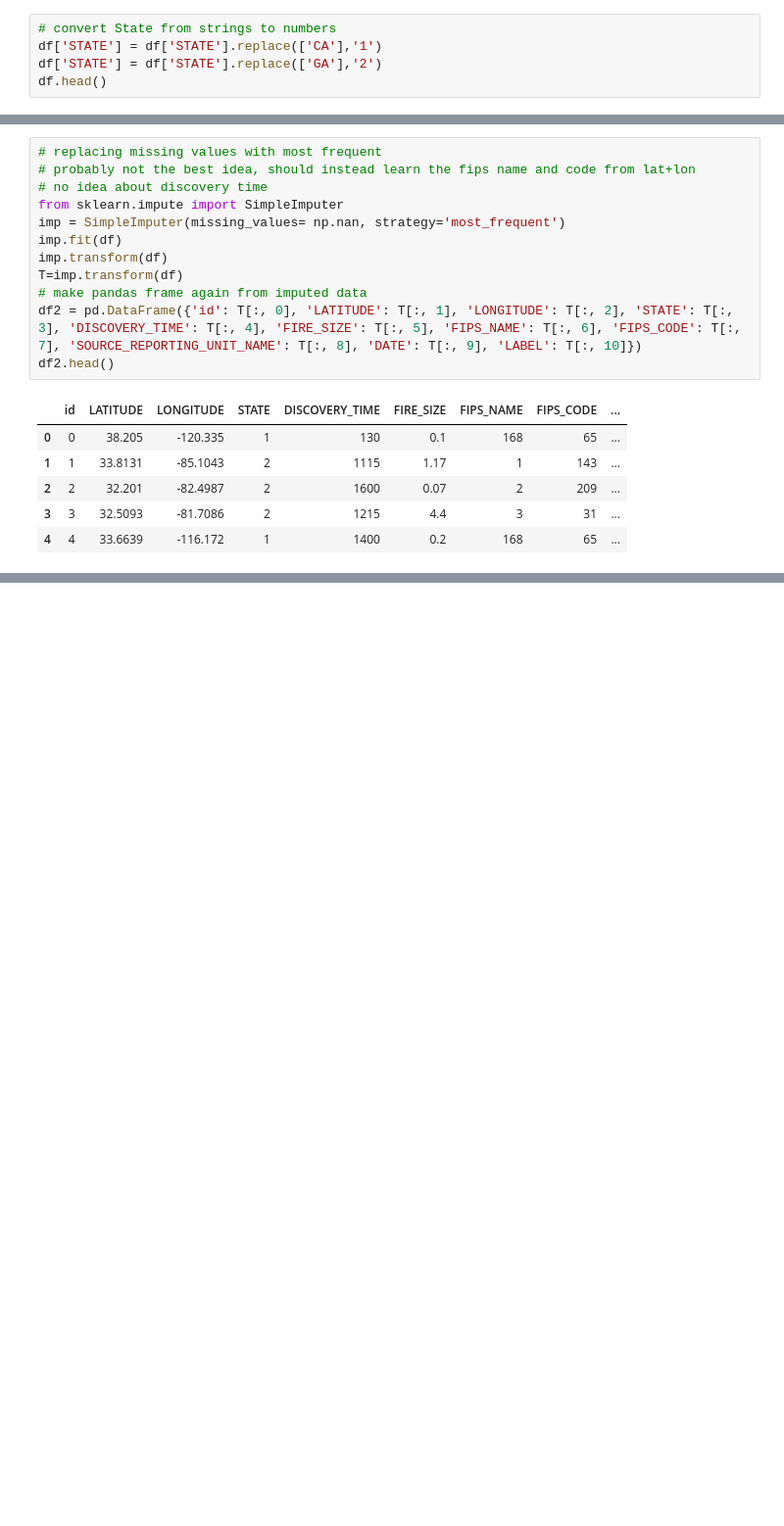
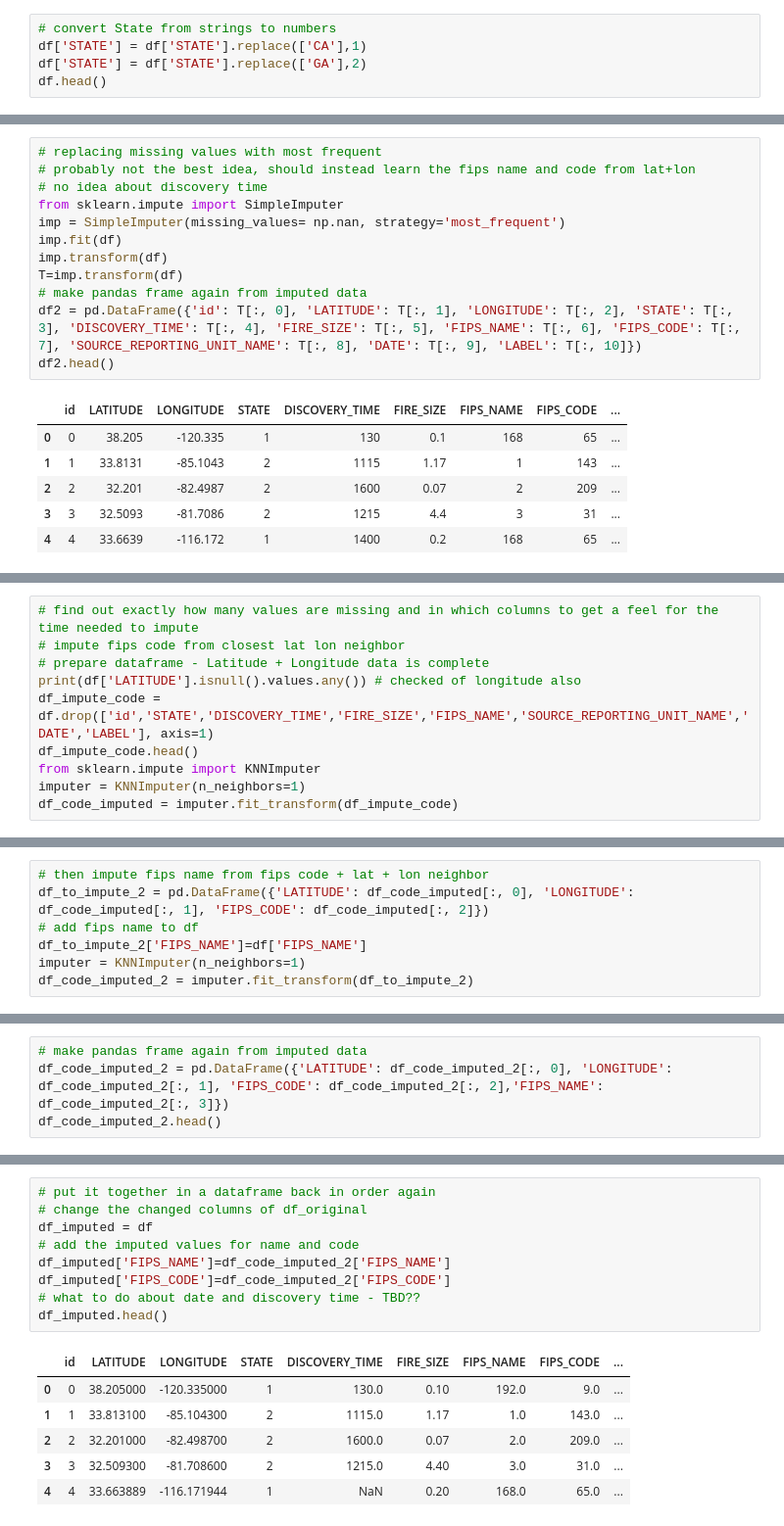
Before and after one commit to treyra/CS155_miniproject2, a Jupyter notebook: Data_Imputation.ipynb, the cells around one changed output, grey strips where cells are left out. Shown at 98% size. Cells and saved outputs as stored; diff of their text form; blank space fills up the shorter version.

```diff
--- a/Data_Imputation.ipynb
+++ b/Data_Imputation.ipynb
@@ -20,8 +20,8 @@ df.head()
 | 4 | 4 | 33.663889 | -116.171944 | CA | NaN | 0.20 | NaN | NaN | ... |
 # %%
 # convert State from strings to numbers
-df['STATE'] = df['STATE'].replace(['CA'],'1')
-df['STATE'] = df['STATE'].replace(['GA'],'2')
+df['STATE'] = df['STATE'].replace(['CA'],1)
+df['STATE'] = df['STATE'].replace(['GA'],2)
 df.head()
 # %% [output]
 |  | id | LATITUDE | LONGITUDE | STATE | DISCOVERY_TIME | FIRE_SIZE | FIPS_NAME | FIPS_CODE | ... |
@@ -105,0 +113,10 @@ TypeError: ignored
+# %%
+# find out exactly how many values are missing and in which columns to get a feel for the time needed to impute
+# impute fips code from closest lat lon neighbor
+# prepare dataframe - Latitude + Longitude data is complete
+print(df['LATITUDE'].isnull().values.any()) # checked of longitude also
+df_impute_code = df.drop(['id','STATE','DISCOVERY_TIME','FIRE_SIZE','FIPS_NAME','SOURCE_REPORTING_UNIT_NAME','DATE','LABEL'], axis=1)
+df_impute_code.head()
+from sklearn.impute import KNNImputer
+imputer = KNNImputer(n_neighbors=1)
+df_code_imputed = imputer.fit_transform(df_impute_code)
@@ -105,0 +134,7 @@ TypeError: ignored
+# %%
+# then impute fips name from fips code + lat + lon neighbor
+df_to_impute_2 = pd.DataFrame({'LATITUDE': df_code_imputed[:, 0], 'LONGITUDE': df_code_imputed[:, 1], 'FIPS_CODE': df_code_imputed[:, 2]})
+# add fips name to df
+df_to_impute_2['FIPS_NAME']=df['FIPS_NAME']
+imputer = KNNImputer(n_neighbors=1)
+df_code_imputed_2 = imputer.fit_transform(df_to_impute_2)
@@ -105,0 +143,4 @@ TypeError: ignored
+# %%
+# make pandas frame again from imputed data
+df_code_imputed_2 = pd.DataFrame({'LATITUDE': df_code_imputed_2[:, 0], 'LONGITUDE': df_code_imputed_2[:, 1], 'FIPS_CODE': df_code_imputed_2[:, 2],'FIPS_NAME': df_code_imputed_2[:, 3]})
+df_code_imputed_2.head()
@@ -105,0 +154,16 @@ TypeError: ignored
+# %%
+# put it together in a dataframe back in order again
+# change the changed columns of df_original
+df_imputed = df
+# add the imputed values for name and code
+df_imputed['FIPS_NAME']=df_code_imputed_2['FIPS_NAME']
+df_imputed['FIPS_CODE']=df_code_imputed_2['FIPS_CODE']
+# what to do about date and discovery time - TBD??
+df_imputed.head()
+# %% [output]
+|  | id | LATITUDE | LONGITUDE | STATE | DISCOVERY_TIME | FIRE_SIZE | FIPS_NAME | FIPS_CODE | ... |
+| 0 | 0 | 38.205000 | -120.335000 | 1 | 130.0 | 0.10 | 192.0 | 9.0 | ... |
+| 1 | 1 | 33.813100 | -85.104300 | 2 | 1115.0 | 1.17 | 1.0 | 143.0 | ... |
+| 2 | 2 | 32.201000 | -82.498700 | 2 | 1600.0 | 0.07 | 2.0 | 209.0 | ... |
+| 3 | 3 | 32.509300 | -81.708600 | 2 | 1215.0 | 4.40 | 3.0 | 31.0 | ... |
+| 4 | 4 | 33.663889 | -116.171944 | 1 | NaN | 0.20 | 168.0 | 65.0 | ... |
```
Also changed, not shown: parts of 9 cells of this notebook.
